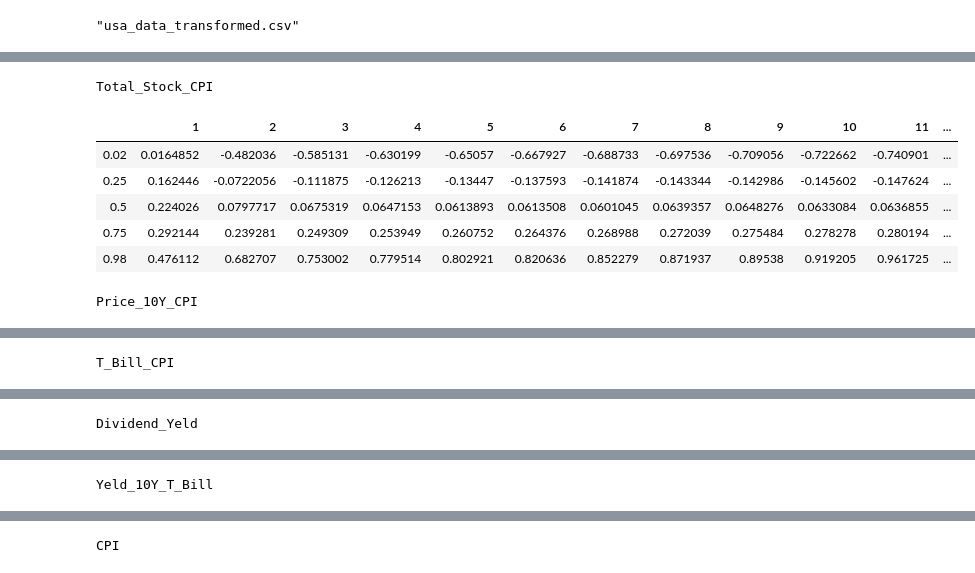
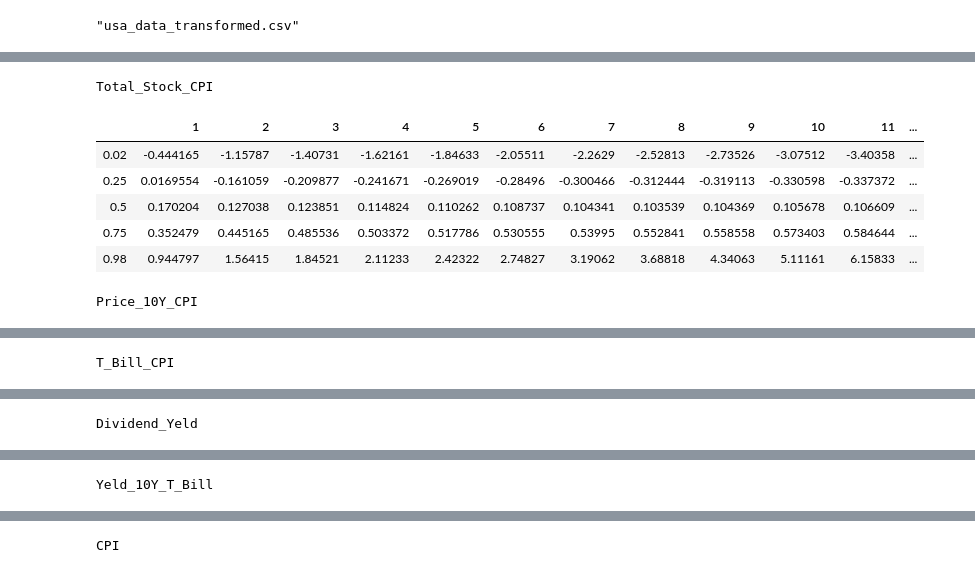
Before and after one commit to msz13/Goal-Based-Investing, a Jupyter notebook: julia_msp/us_bvar.ipynb, the cells around one changed output, grey strips where cells are left out. Saved outputs shown, nothing was run; the diff lists cells and outputs as text; code cells hidden in the pictures.

```diff
--- a/julia_msp/us_bvar.ipynb
+++ b/julia_msp/us_bvar.ipynb
@@ -77,7 +77,7 @@ CSV.write("usa_data_transformed.csv", data)
 # %% [output]
 "usa_data_transformed.csv"
 # %%
-start = Date(1993,03,01)
-end_d = Date(2023, 12, 31)
+start = Date(2005,03,01)
+end_d = Date(2019, 12, 31)
 s_data = to(from(data, start),end_d)
 # %% [output]
@@ -312,16 +328,16 @@ CPI
 # %%
 scenarios_b = simulate(bmodel,60, 10)
 for n in 1:6
-    s_ann = annualise(scenarios_b[n,:,:],4)
+    s_ann = annualise(scenarios_b[n,:,2:end],4)
     print_percentiles(s_ann,[0.02, 0.25, 0.5, 0.75, 0.98], string(assets_names[n]))
 end
 # %% [output]
 Total_Stock_CPI
 |  | 1 | 2 | 3 | 4 | 5 | 6 | 7 | 8 | 9 | 10 | 11 | ... |
-| 0.02 | 0.0164852 | -0.482036 | -0.585131 | -0.630199 | -0.65057 | -0.667927 | -0.688733 | -0.697536 | -0.709056 | -0.722662 | -0.740901 | ... |
-| 0.25 | 0.162446 | -0.0722056 | -0.111875 | -0.126213 | -0.13447 | -0.137593 | -0.141874 | -0.143344 | -0.142986 | -0.145602 | -0.147624 | ... |
-| 0.5 | 0.224026 | 0.0797717 | 0.0675319 | 0.0647153 | 0.0613893 | 0.0613508 | 0.0601045 | 0.0639357 | 0.0648276 | 0.0633084 | 0.0636855 | ... |
-| 0.75 | 0.292144 | 0.239281 | 0.249309 | 0.253949 | 0.260752 | 0.264376 | 0.268988 | 0.272039 | 0.275484 | 0.278278 | 0.280194 | ... |
-| 0.98 | 0.476112 | 0.682707 | 0.753002 | 0.779514 | 0.802921 | 0.820636 | 0.852279 | 0.871937 | 0.89538 | 0.919205 | 0.961725 | ... |
+| 0.02 | -0.444165 | -1.15787 | -1.40731 | -1.62161 | -1.84633 | -2.05511 | -2.2629 | -2.52813 | -2.73526 | -3.07512 | -3.40358 | ... |
+| 0.25 | 0.0169554 | -0.161059 | -0.209877 | -0.241671 | -0.269019 | -0.28496 | -0.300466 | -0.312444 | -0.319113 | -0.330598 | -0.337372 | ... |
+| 0.5 | 0.170204 | 0.127038 | 0.123851 | 0.114824 | 0.110262 | 0.108737 | 0.104341 | 0.103539 | 0.104369 | 0.105678 | 0.106609 | ... |
+| 0.75 | 0.352479 | 0.445165 | 0.485536 | 0.503372 | 0.517786 | 0.530555 | 0.53995 | 0.552841 | 0.558558 | 0.573403 | 0.584644 | ... |
+| 0.98 | 0.944797 | 1.56415 | 1.84521 | 2.11233 | 2.42322 | 2.74827 | 3.19062 | 3.68818 | 4.34063 | 5.11161 | 6.15833 | ... |
 Price_10Y_CPI
 |  | 1 | 2 | 3 | 4 | 5 | 6 | 7 | 8 | 9 | 10 | 11 | ... |
```
Also changed, not shown: parts of 22 cells of this notebook, 2 other files.
